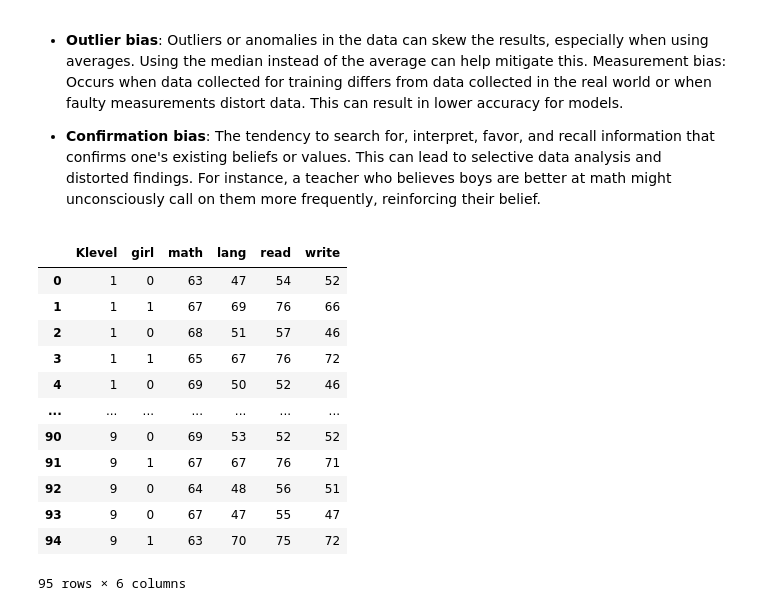
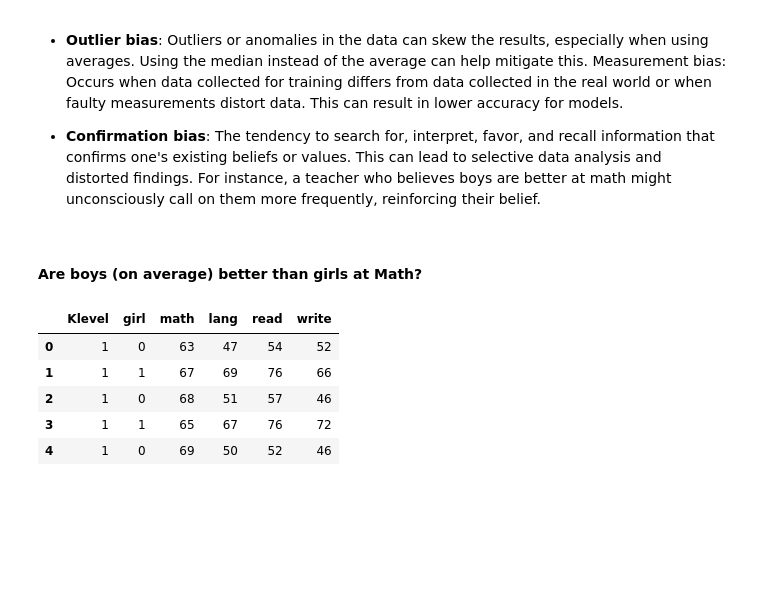
Before and after one commit to lcbjrrr/algojust, a Jupyter notebook: NB01_confirmation_outlier.ipynb, the cells around one changed output. Cells and saved outputs as stored; diff of their text form; code cells hidden in the pictures; blank space fills up the shorter version.

```diff
--- a/NB01_confirmation_outlier.ipynb
+++ b/NB01_confirmation_outlier.ipynb
@@ -5,23 +5,17 @@
 Measurement bias: Occurs when data collected for training differs from data collected in the real world or when faulty measurements distort data. This can result in lower accuracy for models.
 
 - **Confirmation bias**: The tendency to search for, interpret, favor, and recall information that confirms one's existing beliefs or values. This can lead to selective data analysis and distorted findings. For instance, a teacher who believes boys are better at math might unconsciously call on them more frequently, reinforcing their belief.
+# %% [markdown]
+#### Are boys (on average) better than girls at Math?
 # %%
 import pandas as pd
-import matplotlib.pyplot as plt
 import seaborn as sns
-df=pd.read_csv('https://raw.githubusercontent.com/lcbjrrr/algojust/refs/heads/main/Classes%20-%20outs.csv')
-df
+df=pd.read_csv('https://raw.githubusercontent.com/lcbjrrr/algojust/refs/heads/main/Classes%20-%20alls.csv')
+df.head()
 # %% [output]
 |  | Klevel | girl | math | lang | read | write |
 | 0 | 1 | 0 | 63 | 47 | 54 | 52 |
 | 1 | 1 | 1 | 67 | 69 | 76 | 66 |
 | 2 | 1 | 0 | 68 | 51 | 57 | 46 |
 | 3 | 1 | 1 | 65 | 67 | 76 | 72 |
 | 4 | 1 | 0 | 69 | 50 | 52 | 46 |
-| ... | ... | ... | ... | ... | ... | ... |
-| 90 | 9 | 0 | 69 | 53 | 52 | 52 |
-| 91 | 9 | 1 | 67 | 67 | 76 | 71 |
-| 92 | 9 | 0 | 64 | 48 | 56 | 51 |
-| 93 | 9 | 0 | 67 | 47 | 55 | 47 |
-| 94 | 9 | 1 | 63 | 70 | 75 | 72 |
-95 rows × 6 columns
```
Also changed, not shown: parts of 10 cells of this notebook.
